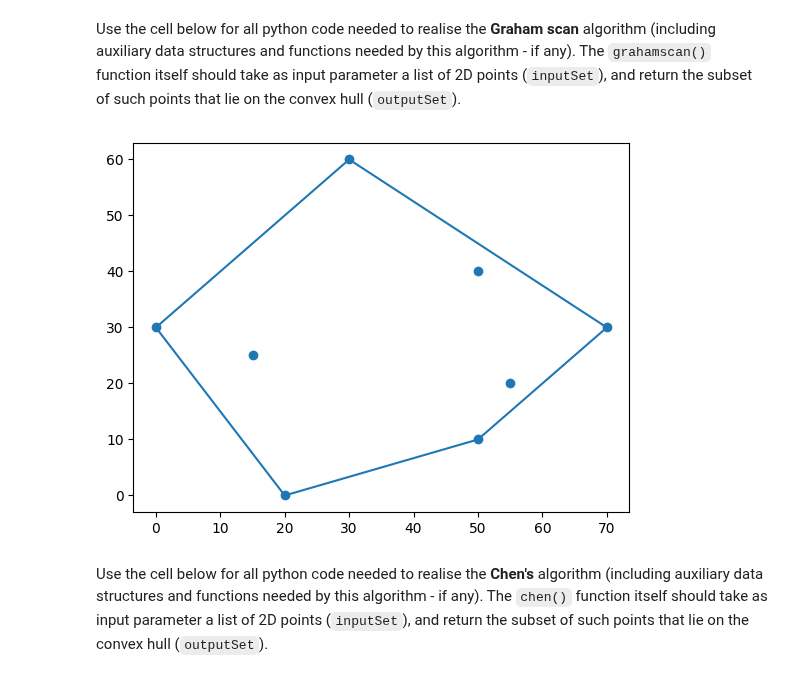
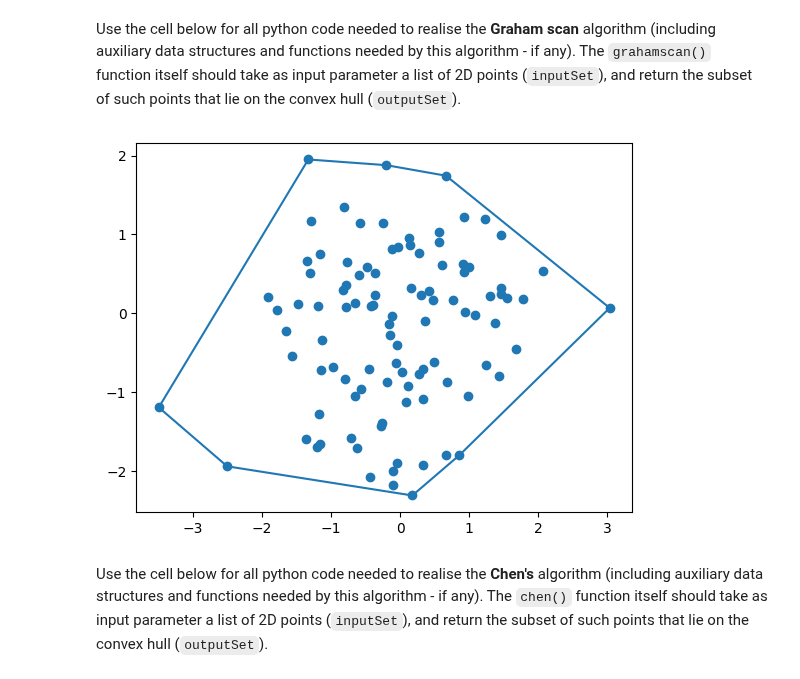
Before and after one commit to igreat/convex-hull, a Jupyter notebook: grp-001-0005code.ipynb, the cells around one changed output. Saved outputs shown, nothing was run; the diff lists cells and outputs as text; code cells hidden in the pictures.

```diff
--- a/grp-001-0005code.ipynb
+++ b/grp-001-0005code.ipynb
@@ -16,0 +6,3 @@ test_points = [
+# %%
+import random
+test_points = [(random.gauss(0, 1), random.gauss(0, 1)) for _ in range(100)]
@@ -122,9 +111,9 @@ def plot_points(input_set: list[tuple[int, int]], output_set: list[tuple[int, in
     plt.show()
 # %%
 # test graham scan
-output_set = jarvis_march(test_points)
+output_set = graham_scan(test_points)
 plot_points(test_points, output_set)
 # %% [output]
-[figure, old version]
+[figure, new version]
 # %% [markdown]
 Use the cell below for all python code needed to realise the **Chen's** algorithm (including auxiliary data structures and functions needed by this algorithm - if any). The `chen()` function itself should take as input parameter a list of 2D points (`inputSet`), and return the subset of such points that lie on the convex hull (`outputSet`).
```
Also changed, not shown: parts of 7 cells of this notebook.
